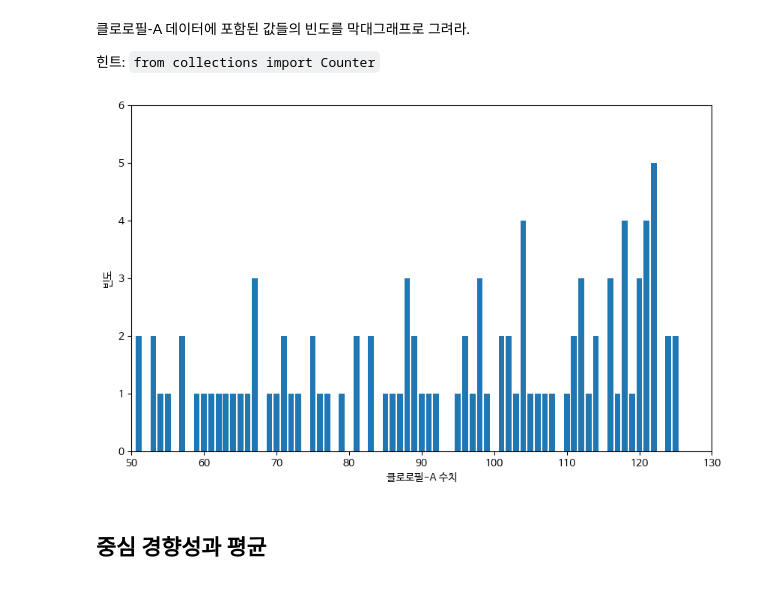
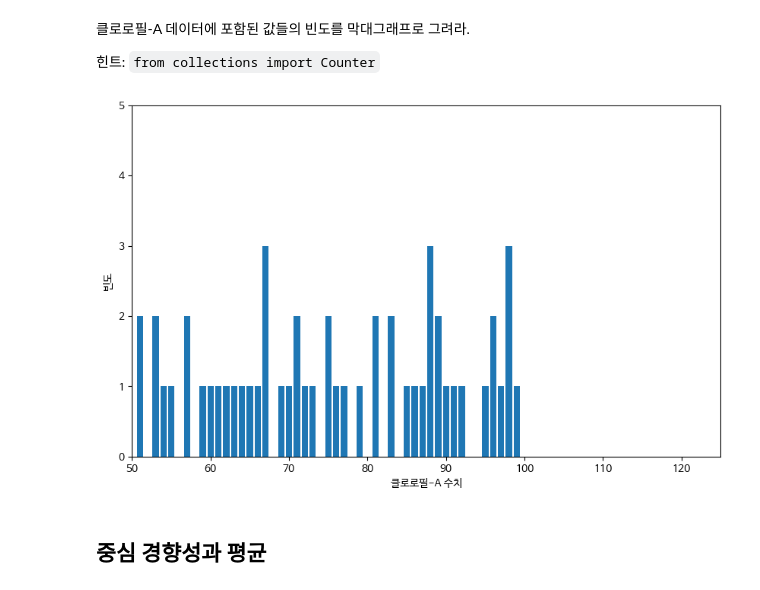
Before and after one commit to jihyeon602/scratch_test, a Jupyter notebook: practices/practice-from_scratch_2.ipynb, the cells around one changed output. Cells and saved outputs as stored; diff of their text form; code cells hidden in the pictures.

```diff
--- a/practices/practice-from_scratch_2.ipynb
+++ b/practices/practice-from_scratch_2.ipynb
@@ -140,18 +140,17 @@ min(flow)
 # %%
 from collections import Counter
 
 a = Counter(chl_a)
-a
-x = list(a.keys())
-y = list(a.values())
+x = range(101)
+y = [a[x] for x in x]
 
 plt.bar(x, y)
-plt.axis([50, 130, 0, 6])
+plt.axis([50, 125, 0, 5])
 plt.xlabel("클로로필-A 수치")
 plt.ylabel("빈도")
 plt.show()
 # %% [output]
-[figure, old version]
+[figure, new version]
 # %% [markdown]
 ## 중심 경향성과 평균
 # %% [markdown]
```
Also changed, not shown: parts of 5 cells of this notebook.
